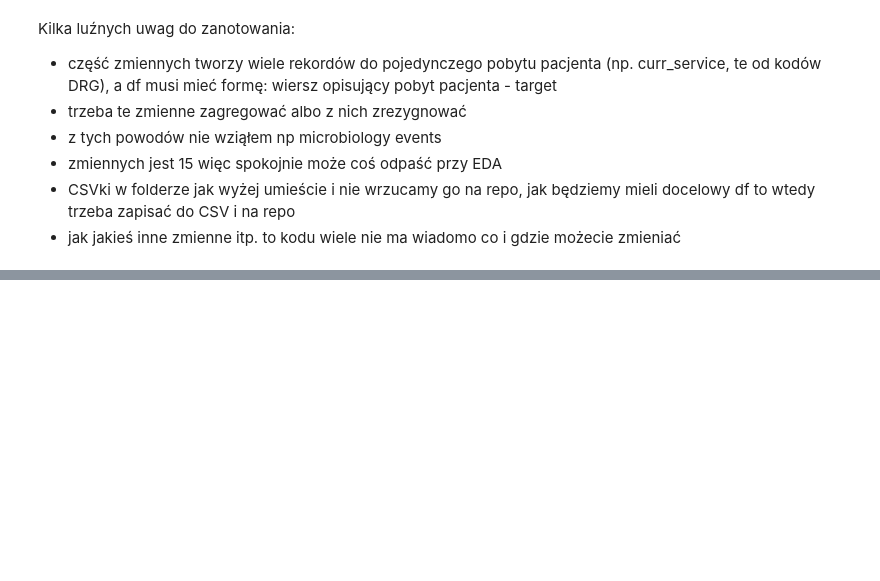
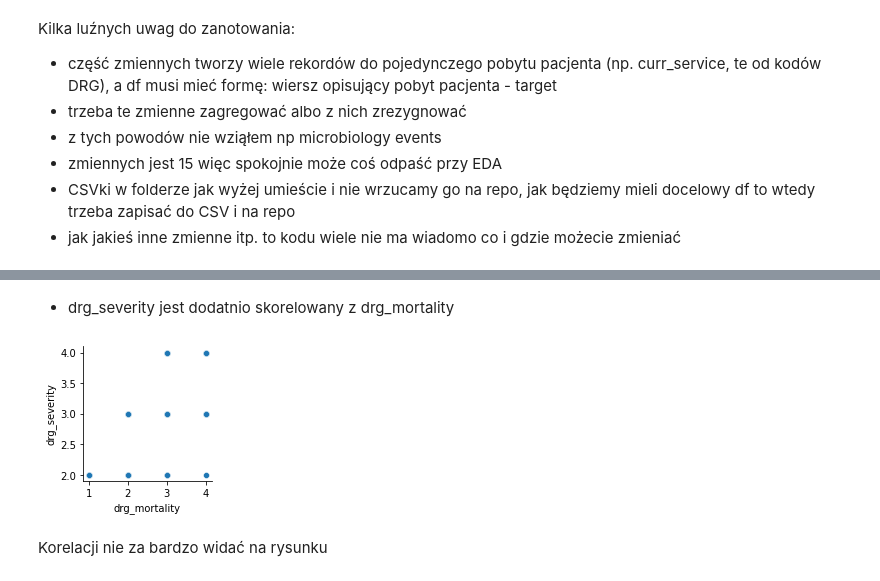
Before and after one commit to okcze/WB2021_projekt, a Jupyter notebook: PD3.ipynb, the cells around one changed output, grey strips where cells are left out. Saved outputs shown, nothing was run; the diff lists cells and outputs as text; code cells hidden in the pictures; blank space fills up the shorter version.

```diff
--- a/PD3.ipynb
+++ b/PD3.ipynb
@@ -67,0 +113,11 @@ df
+# %% [markdown]
+* drg_severity jest dodatnio skorelowany z drg_mortality
+# %%
+# Zobaczymy odkryte zależności na wykresach punktowych
+
+sns.pairplot(df, y_vars="drg_severity", x_vars="drg_mortality")
+plt.show()
+# %% [output]
+[figure, added]
+# %% [markdown]
+Korelacji nie za bardzo widać na rysunku
```
Also changed, not shown: parts of 10 cells of this notebook.
